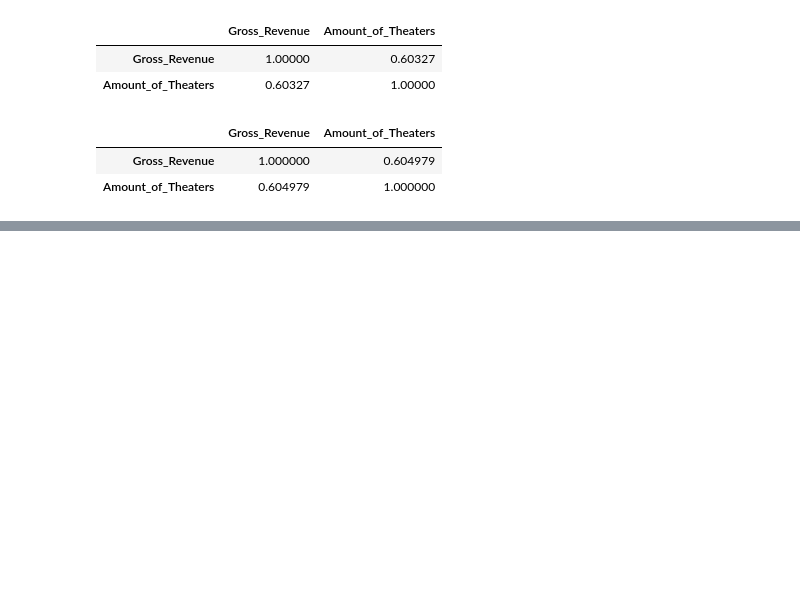
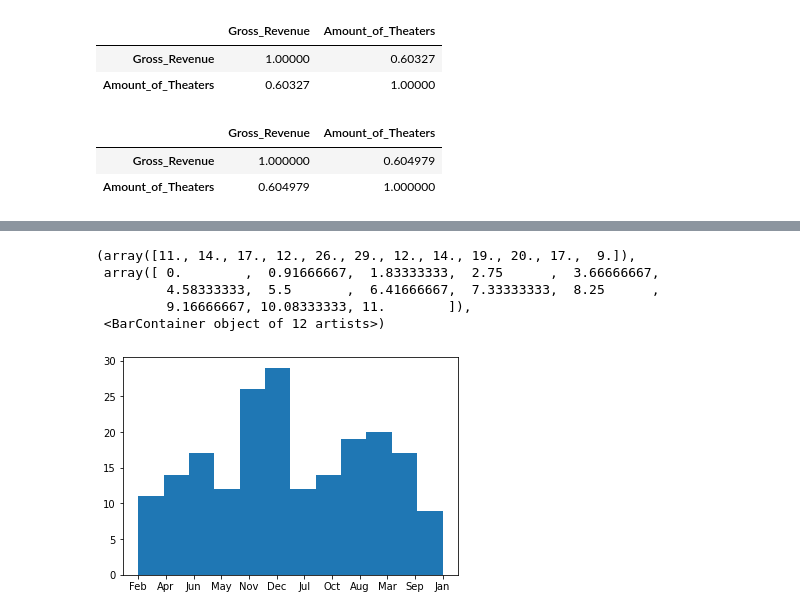
Before and after one commit to dmedd98/Group-4-Microsoft_Movie_Analysis, a Jupyter notebook: notebooks/bom_clean_ang.ipynb, the cells around one changed output, grey strips where cells are left out. Cells and saved outputs as stored; diff of their text form; code cells hidden in the pictures; blank space fills up the shorter version.

```diff
--- a/notebooks/bom_clean_ang.ipynb
+++ b/notebooks/bom_clean_ang.ipynb
@@ -556,0 +561,13 @@ movies_2019.corr()
+# %%
+from matplotlib import pyplot as plt
+
+
+fig, ax =plt.subplots()
+ax.hist(movies_2018['Realease_Date'],bins =12)
+# %% [output]
+(array([11., 14., 17., 12., 26., 29., 12., 14., 19., 20., 17.,  9.]),
+ array([ 0.        ,  0.91666667,  1.83333333,  2.75      ,  3.66666667,
+         4.58333333,  5.5       ,  6.41666667,  7.33333333,  8.25      ,
+         9.16666667, 10.08333333, 11.        ]),
+ <BarContainer object of 12 artists>)
+[figure, added]
```
Also changed, not shown: parts of 26 cells of this notebook.
